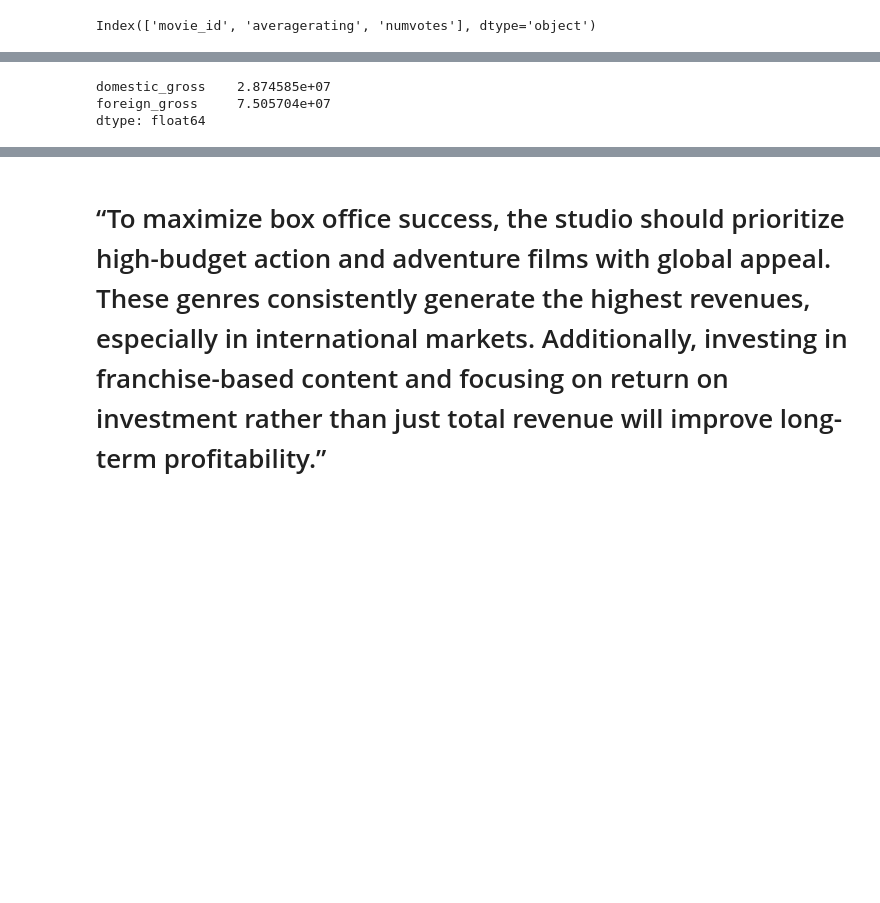
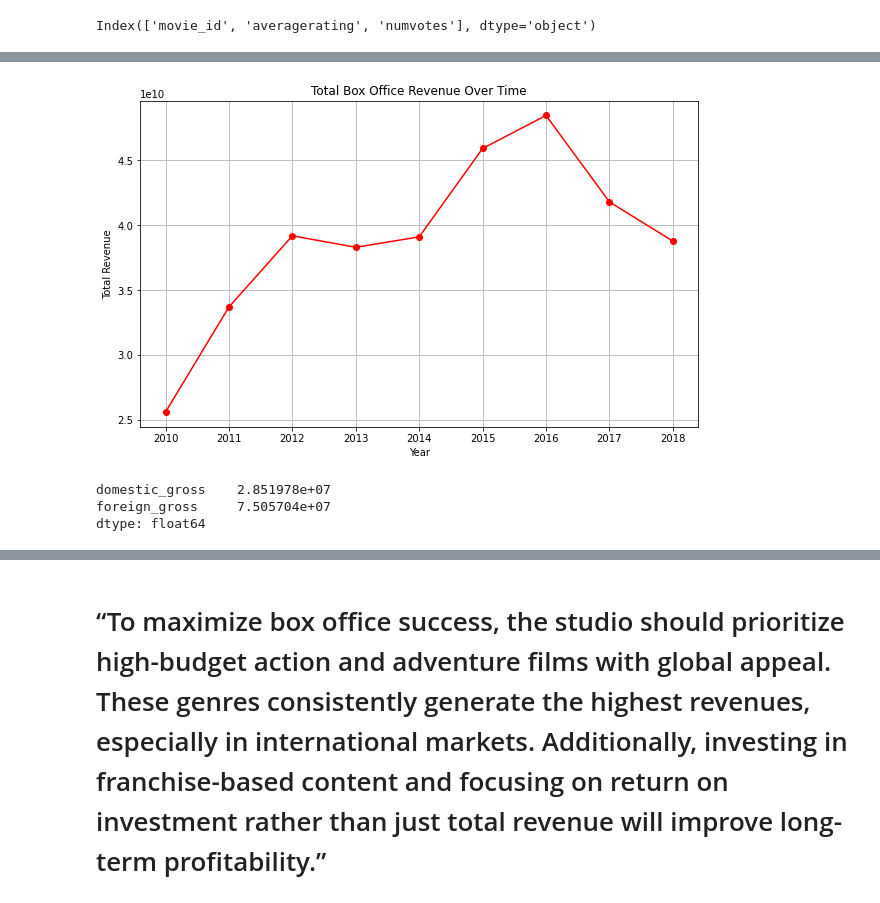
Before and after one commit to CharityNduati/movie-industry-strategic-analysis, a Jupyter notebook: project_phase_2.ipynb, the cells around one changed output, grey strips where cells are left out. Saved outputs shown, nothing was run; the diff lists cells and outputs as text; code cells hidden in the pictures; blank space fills up the shorter version.

```diff
--- a/project_phase_2.ipynb
+++ b/project_phase_2.ipynb
@@ -318,9 +357,25 @@ Name: total_gross, dtype: float64
+# %%
+# Visualizing total yearly revenue
+
+plt.figure(figsize=(10,6))
+
+plt.plot(yearly_total_revenue.index, yearly_total_revenue.values, marker='o', color='red')
+
+plt.title("Total Box Office Revenue Over Time")
+plt.xlabel("Year")
+plt.ylabel("Total Revenue")
+plt.grid(True)
+
+plt.show()
+# %% [output]
+[figure, added]
 # %%
-# Domestic vs Foreign market
+# Compariion of Domestic vs Foreign market in terms of total revenue
 # Global appeal is critical
 # Think globally, not locally
-bom[['domestic_gross', 'foreign_gross']].mean()
+market_avg= bom[['domestic_gross', 'foreign_gross']].mean()
+market_avg
 # %% [output]
-domestic_gross    2.874585e+07
+domestic_gross    2.851978e+07
 foreign_gross     7.505704e+07
 dtype: float64
```
Also changed, not shown: parts of 10 cells of this notebook, 2 other files.
